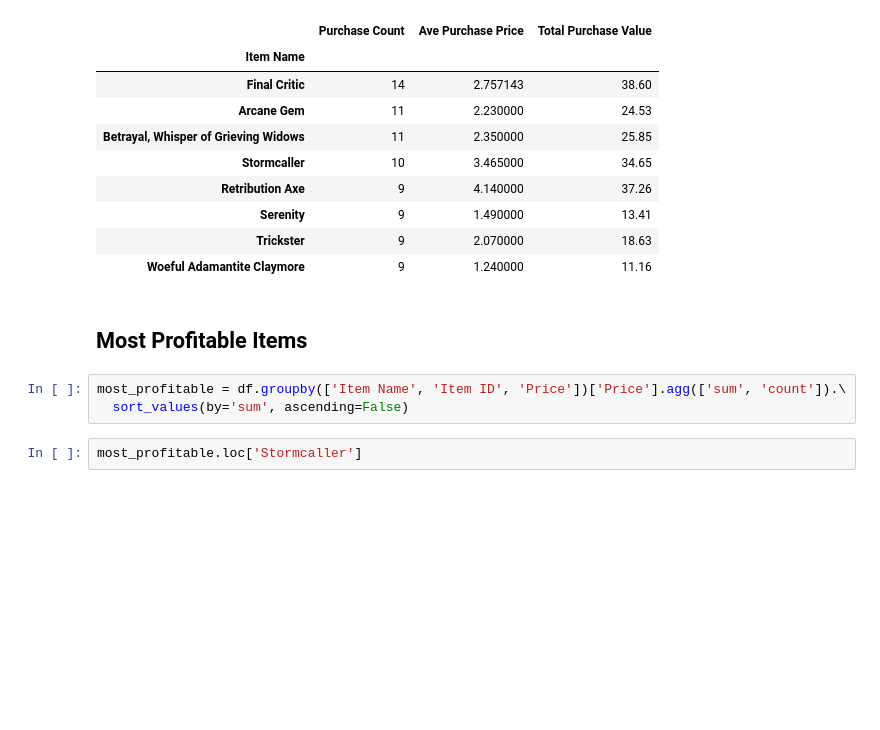
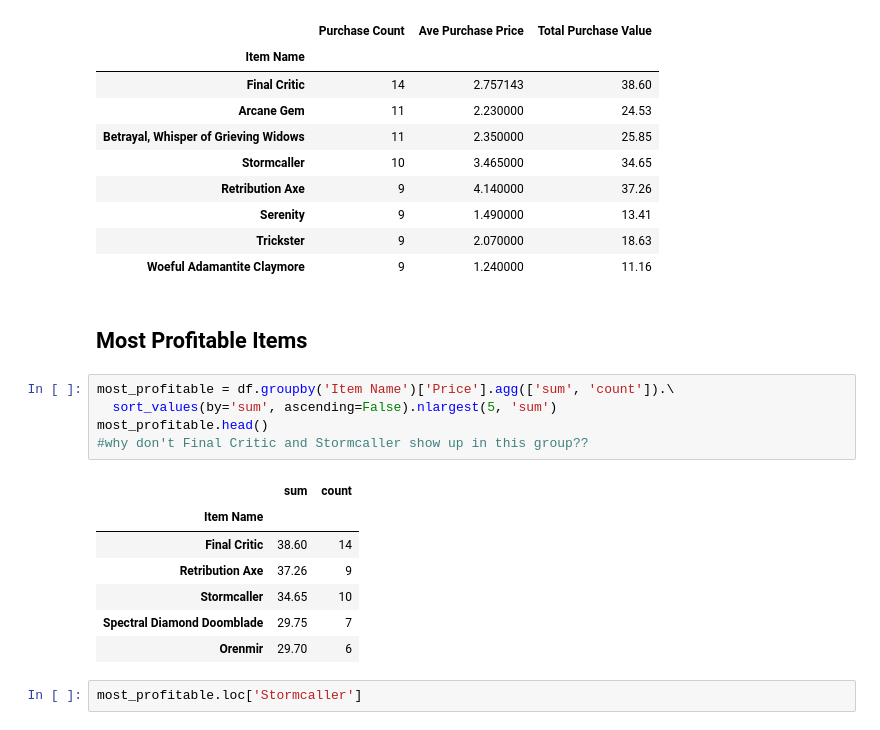
Before and after one commit to jenshurley/hw4, a Jupyter notebook: pymoli_final.ipynb, the cells around one changed output. Cells and saved outputs as stored; diff of their text form; blank space fills up the shorter version.

```diff
--- a/pymoli_final.ipynb
+++ b/pymoli_final.ipynb
@@ -255,8 +253,18 @@ item_purchase_analysis
 # %% [markdown]
 ## Most Profitable Items
 # %%
-most_profitable = df.groupby(['Item Name', 'Item ID', 'Price'])['Price'].agg(['sum', 'count']).\
-  sort_values(by='sum', ascending=False)
+most_profitable = df.groupby('Item Name')['Price'].agg(['sum', 'count']).\
+  sort_values(by='sum', ascending=False).nlargest(5, 'sum')
+most_profitable.head()
+#why don't Final Critic and Stormcaller show up in this group??
+# %% [output]
+|  | sum | count |
+| Item Name |  |  |
+| Final Critic | 38.60 | 14 |
+| Retribution Axe | 37.26 | 9 |
+| Stormcaller | 34.65 | 10 |
+| Spectral Diamond Doomblade | 29.75 | 7 |
+| Orenmir | 29.70 | 6 |
 # %%
 most_profitable.loc['Stormcaller']
 # %% [output]
```
Also changed, not shown: parts of 2 cells of this notebook, 1 other file.
